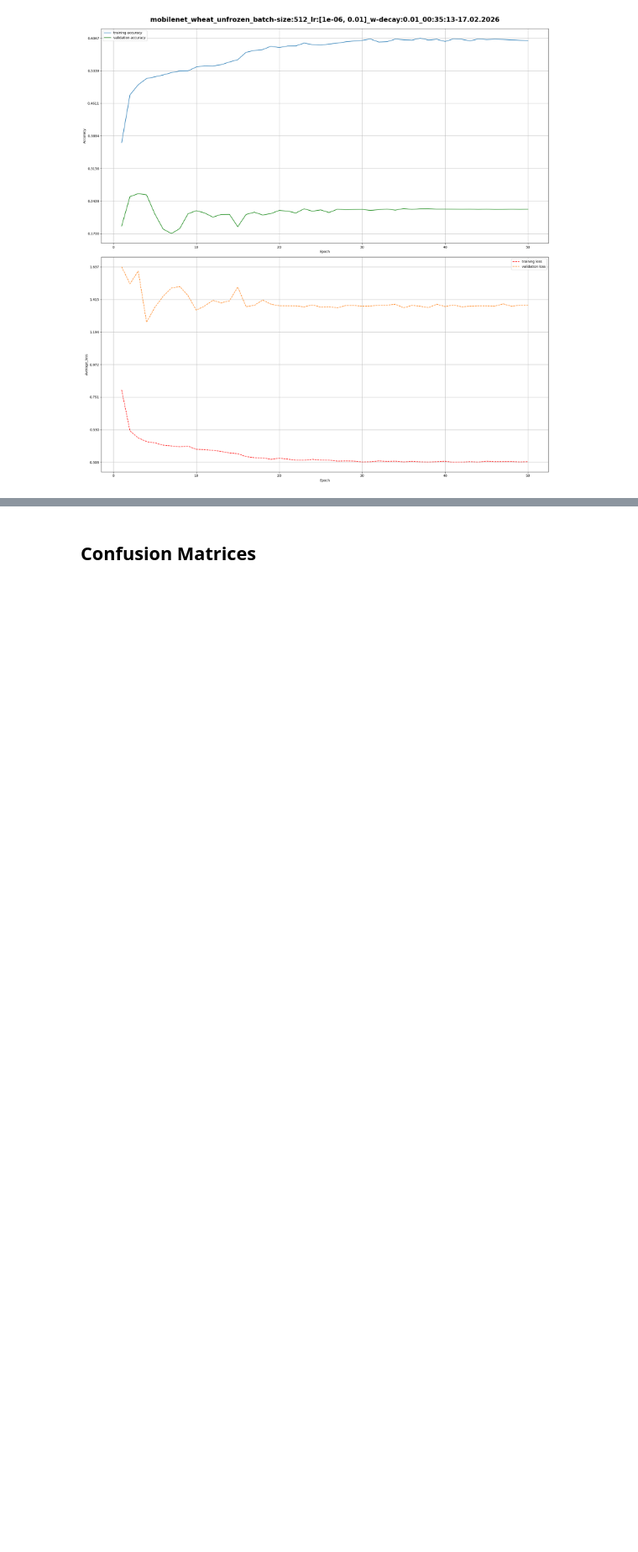
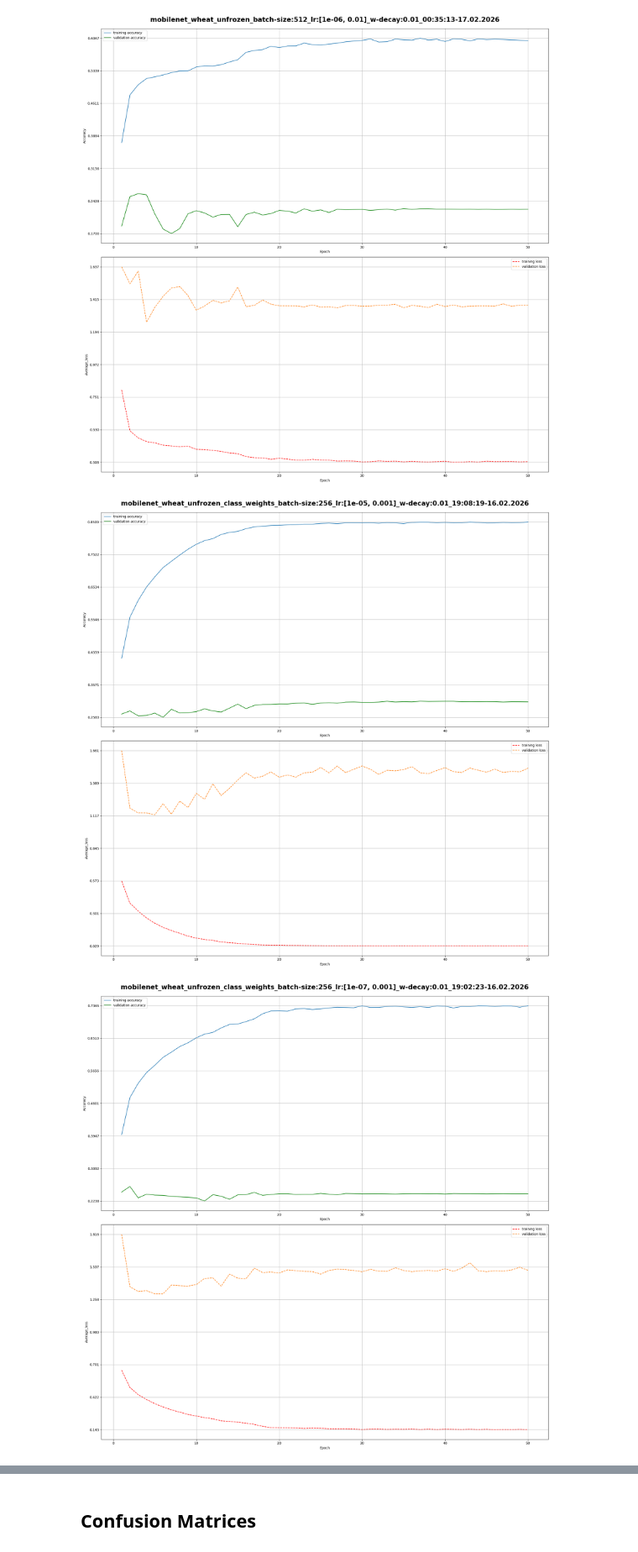
Before and after one commit to Walid-N-bit/ml_app, a Jupyter notebook: dashboard.ipynb, the cells around one changed output, grey strips where cells are left out. Shown at 84% size. Saved outputs shown, nothing was run; the diff lists cells and outputs as text; code cells hidden in the pictures; blank space fills up the shorter version.

```diff
--- a/dashboard.ipynb
+++ b/dashboard.ipynb
@@ -159,3 +168,13 @@ for f in files:
 [figure]
 [figure]
 [figure]
+# %%
+data_folder = "output_data/mobilenet_wheat_unfrozen_class_weights"
+files = csv_dirs(data_folder)
+for f in files:
+    title = Path(f).name.strip(".csv")
+    df = pd.read_csv(f)
+    plot_dataframe(df, title)
+# %% [output]
+[figure, added]
+[figure, added]
```
Also changed, not shown: parts of 7 cells of this notebook, 2 other files.
